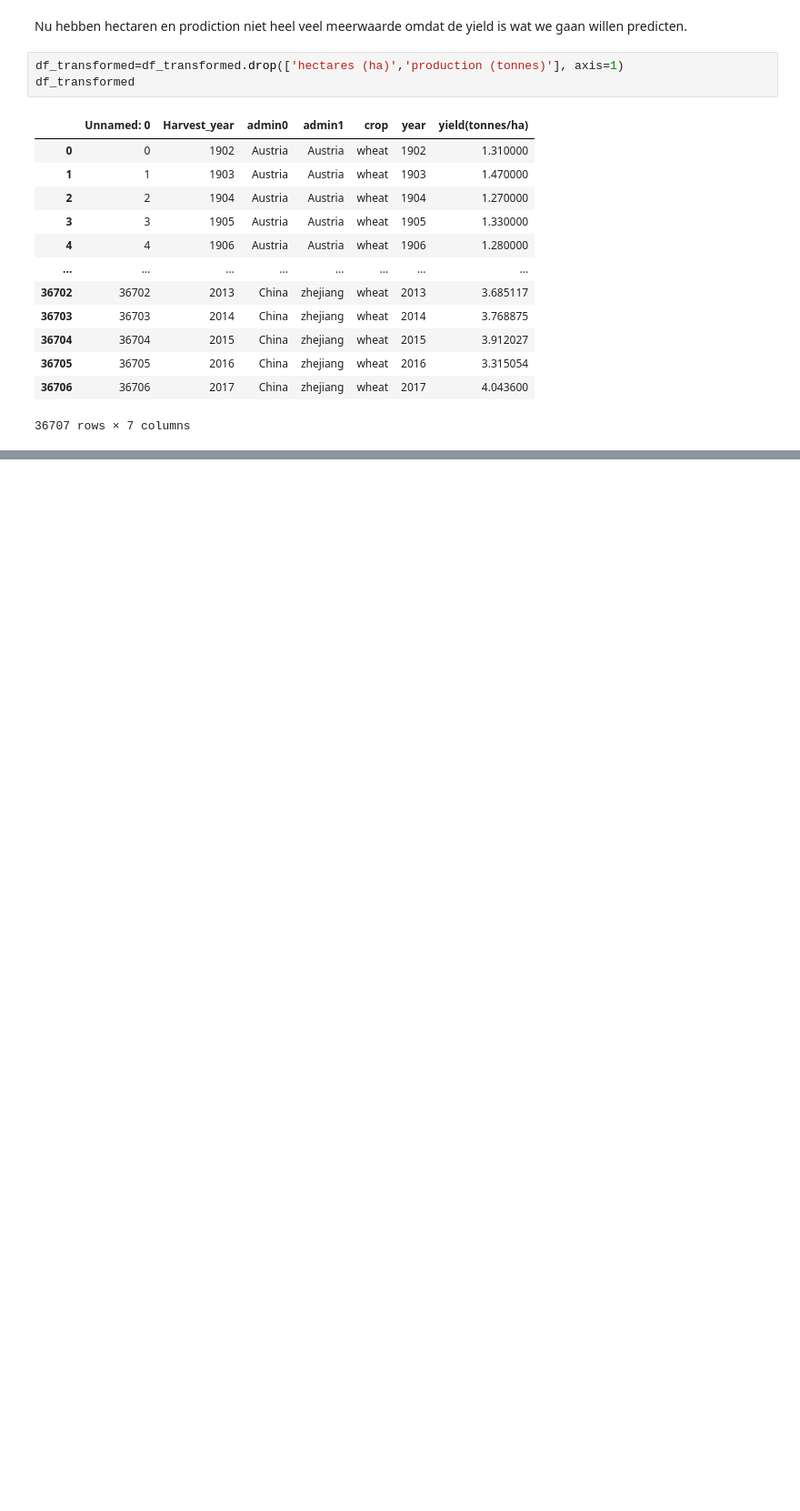
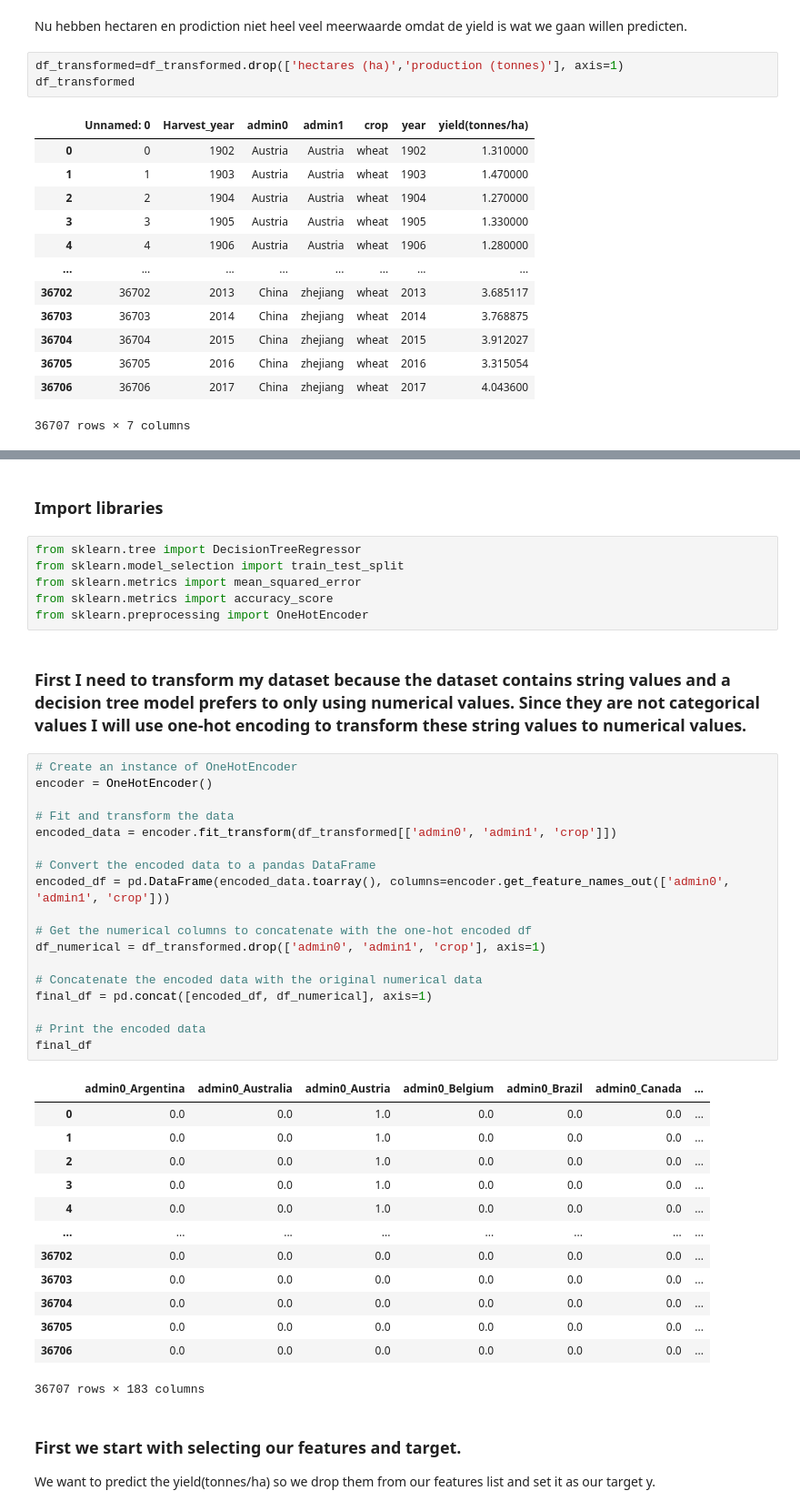
Before and after one commit to kieran31415/DataWizards, a Jupyter notebook: CropData/CropData.ipynb, the cells around one changed output, grey strips where cells are left out. Shown at 91% size. Cells and saved outputs as stored; diff of their text form; blank space fills up the shorter version.

Commit message:
Self chosen model crop data

```diff
--- a/CropData/CropData.ipynb
+++ b/CropData/CropData.ipynb
@@ -281,0 +285,45 @@ df_transformed
+# %% [markdown]
+### Import libraries
+# %%
+from sklearn.tree import DecisionTreeRegressor
+from sklearn.model_selection import train_test_split
+from sklearn.metrics import mean_squared_error
+from sklearn.metrics import accuracy_score
+from sklearn.preprocessing import OneHotEncoder
+# %% [markdown]
+### First I need to transform my dataset because the dataset contains string values and a decision tree model prefers to only using numerical values. Since they are not categorical values I will use one-hot encoding to transform these string values to numerical values.
+# %%
+# Create an instance of OneHotEncoder
+encoder = OneHotEncoder()
+
+# Fit and transform the data
+encoded_data = encoder.fit_transform(df_transformed[['admin0', 'admin1', 'crop']])
+
+# Convert the encoded data to a pandas DataFrame
+encoded_df = pd.DataFrame(encoded_data.toarray(), columns=encoder.get_feature_names_out(['admin0', 'admin1', 'crop']))
+
+# Get the numerical columns to concatenate with the one-hot encoded df
+df_numerical = df_transformed.drop(['admin0', 'admin1', 'crop'], axis=1)
+
+# Concatenate the encoded data with the original numerical data
+final_df = pd.concat([encoded_df, df_numerical], axis=1)
+
+# Print the encoded data
+final_df
+# %% [output]
+|  | admin0_Argentina | admin0_Australia | admin0_Austria | admin0_Belgium | admin0_Brazil | admin0_Canada | ... |
+| 0 | 0.0 | 0.0 | 1.0 | 0.0 | 0.0 | 0.0 | ... |
+| 1 | 0.0 | 0.0 | 1.0 | 0.0 | 0.0 | 0.0 | ... |
+| 2 | 0.0 | 0.0 | 1.0 | 0.0 | 0.0 | 0.0 | ... |
+| 3 | 0.0 | 0.0 | 1.0 | 0.0 | 0.0 | 0.0 | ... |
+| 4 | 0.0 | 0.0 | 1.0 | 0.0 | 0.0 | 0.0 | ... |
+| ... | ... | ... | ... | ... | ... | ... | ... |
+| 36702 | 0.0 | 0.0 | 0.0 | 0.0 | 0.0 | 0.0 | ... |
+| 36703 | 0.0 | 0.0 | 0.0 | 0.0 | 0.0 | 0.0 | ... |
+| 36704 | 0.0 | 0.0 | 0.0 | 0.0 | 0.0 | 0.0 | ... |
+| 36705 | 0.0 | 0.0 | 0.0 | 0.0 | 0.0 | 0.0 | ... |
+| 36706 | 0.0 | 0.0 | 0.0 | 0.0 | 0.0 | 0.0 | ... |
+36707 rows × 183 columns
+# %% [markdown]
+### First we start with selecting our features and target.
+We want to predict the yield(tonnes/ha) so we drop them from our features list and set it as our target y.
```
Also changed, not shown: parts of 21 cells of this notebook, 2 other files.
